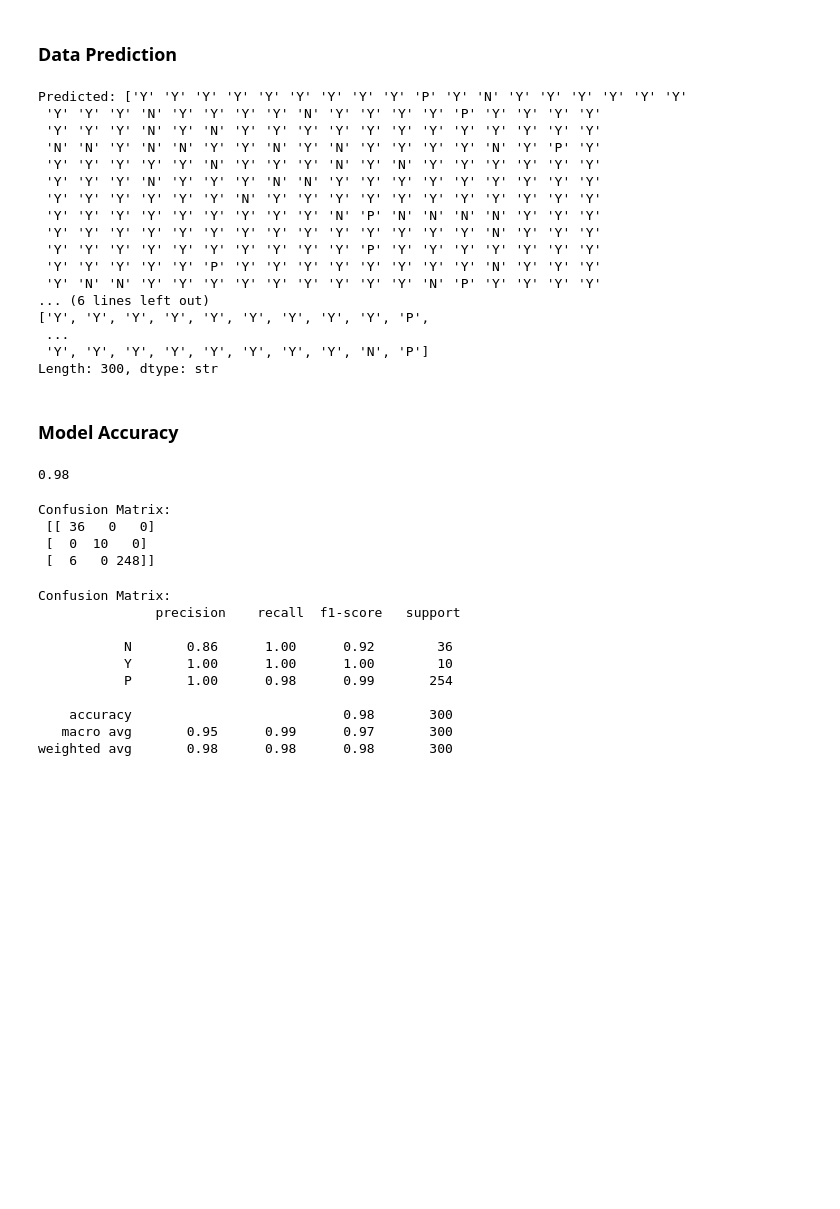
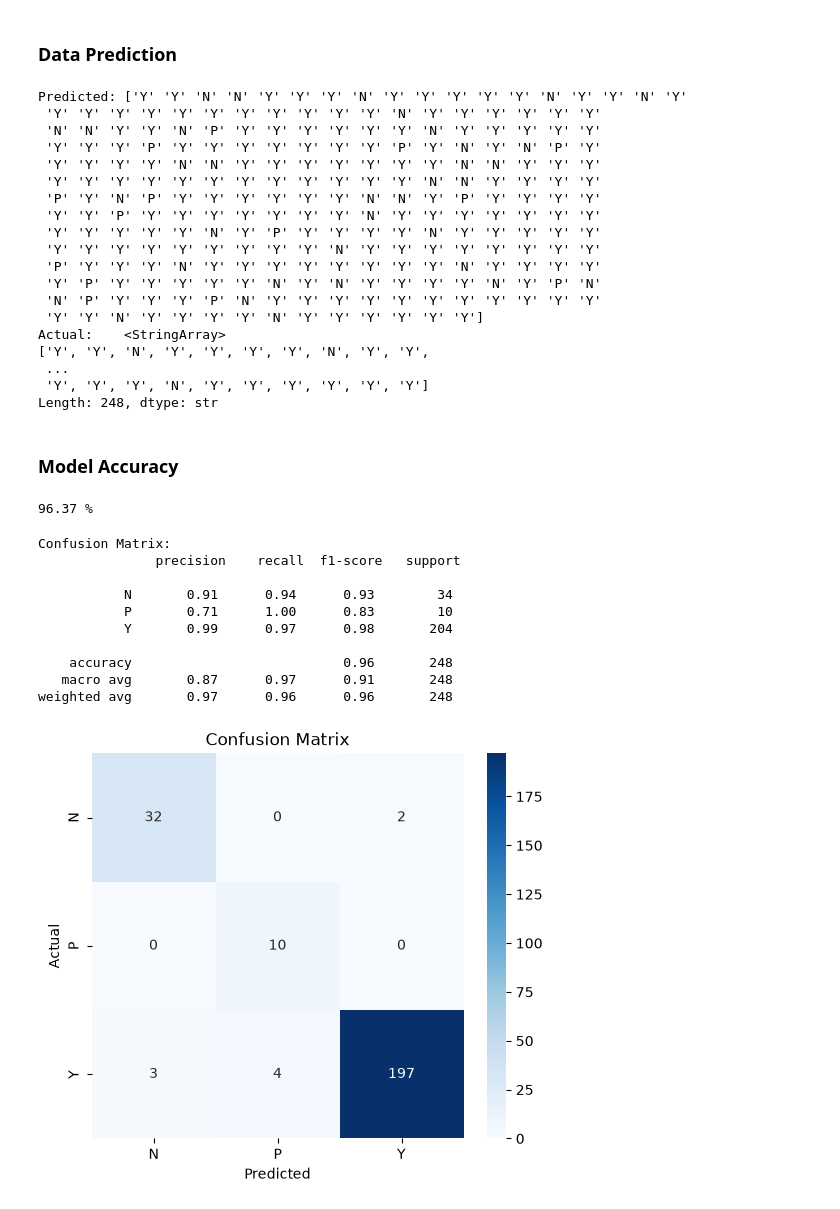
Before and after one commit to Ritupriya-Chowdhury/Diabetes_Prediction_Decision_Tree_Project, a Jupyter notebook: diabetes_prediction.ipynb, the cells around one changed output. Cells and saved outputs as stored; diff of their text form; code cells hidden in the pictures; blank space fills up the shorter version.

```diff
--- a/diabetes_prediction.ipynb
+++ b/diabetes_prediction.ipynb
@@ -312,56 +327,61 @@ plt.show()
 # %% [markdown]
 ### Data Prediction
 # %%
-y_pred= model.predict(X_test)
+y_pred= dc_model.predict(X_test)
 print("Predicted:", y_pred)
 print("Actual:   ", y_test.values)
 # %% [output]
-Predicted: ['Y' 'Y' 'Y' 'Y' 'Y' 'Y' 'Y' 'Y' 'Y' 'P' 'Y' 'N' 'Y' 'Y' 'Y' 'Y' 'Y' 'Y'
- 'Y' 'Y' 'Y' 'N' 'Y' 'Y' 'Y' 'Y' 'N' 'Y' 'Y' 'Y' 'Y' 'P' 'Y' 'Y' 'Y' 'Y'
- 'Y' 'Y' 'Y' 'N' 'Y' 'N' 'Y' 'Y' 'Y' 'Y' 'Y' 'Y' 'Y' 'Y' 'Y' 'Y' 'Y' 'Y'
- 'N' 'N' 'Y' 'N' 'N' 'Y' 'Y' 'N' 'Y' 'N' 'Y' 'Y' 'Y' 'Y' 'N' 'Y' 'P' 'Y'
- 'Y' 'Y' 'Y' 'Y' 'Y' 'N' 'Y' 'Y' 'Y' 'N' 'Y' 'N' 'Y' 'Y' 'Y' 'Y' 'Y' 'Y'
- 'Y' 'Y' 'Y' 'N' 'Y' 'Y' 'Y' 'N' 'N' 'Y' 'Y' 'Y' 'Y' 'Y' 'Y' 'Y' 'Y' 'Y'
- 'Y' 'Y' 'Y' 'Y' 'Y' 'Y' 'N' 'Y' 'Y' 'Y' 'Y' 'Y' 'Y' 'Y' 'Y' 'Y' 'Y' 'Y'
- 'Y' 'Y' 'Y' 'Y' 'Y' 'Y' 'Y' 'Y' 'Y' 'N' 'P' 'N' 'N' 'N' 'N' 'Y' 'Y' 'Y'
- 'Y' 'Y' 'Y' 'Y' 'Y' 'Y' 'Y' 'Y' 'Y' 'Y' 'Y' 'Y' 'Y' 'Y' 'N' 'Y' 'Y' 'Y'
- 'Y' 'Y' 'Y' 'Y' 'Y' 'Y' 'Y' 'Y' 'Y' 'Y' 'P' 'Y' 'Y' 'Y' 'Y' 'Y' 'Y' 'Y'
- 'Y' 'Y' 'Y' 'Y' 'Y' 'P' 'Y' 'Y' 'Y' 'Y' 'Y' 'Y' 'Y' 'Y' 'N' 'Y' 'Y' 'Y'
- 'Y' 'N' 'N' 'Y' 'Y' 'Y' 'Y' 'Y' 'Y' 'Y' 'Y' 'Y' 'N' 'P' 'Y' 'Y' 'Y' 'Y'
-... (6 lines left out)
-['Y', 'Y', 'Y', 'Y', 'Y', 'Y', 'Y', 'Y', 'Y', 'P',
+Predicted: ['Y' 'Y' 'N' 'N' 'Y' 'Y' 'Y' 'N' 'Y' 'Y' 'Y' 'Y' 'Y' 'N' 'Y' 'Y' 'N' 'Y'
+ 'Y' 'Y' 'Y' 'Y' 'Y' 'Y' 'Y' 'Y' 'Y' 'Y' 'Y' 'N' 'Y' 'Y' 'Y' 'Y' 'Y' 'Y'
+ 'N' 'N' 'Y' 'Y' 'N' 'P' 'Y' 'Y' 'Y' 'Y' 'Y' 'Y' 'N' 'Y' 'Y' 'Y' 'Y' 'Y'
+ 'Y' 'Y' 'Y' 'P' 'Y' 'Y' 'Y' 'Y' 'Y' 'Y' 'Y' 'P' 'Y' 'N' 'Y' 'N' 'P' 'Y'
+ 'Y' 'Y' 'Y' 'Y' 'N' 'N' 'Y' 'Y' 'Y' 'Y' 'Y' 'Y' 'Y' 'N' 'N' 'Y' 'Y' 'Y'
+ 'Y' 'Y' 'Y' 'Y' 'Y' 'Y' 'Y' 'Y' 'Y' 'Y' 'Y' 'Y' 'N' 'N' 'Y' 'Y' 'Y' 'Y'
+ 'P' 'Y' 'N' 'P' 'Y' 'Y' 'Y' 'Y' 'Y' 'Y' 'N' 'N' 'Y' 'P' 'Y' 'Y' 'Y' 'Y'
+ 'Y' 'Y' 'P' 'Y' 'Y' 'Y' 'Y' 'Y' 'Y' 'Y' 'N' 'Y' 'Y' 'Y' 'Y' 'Y' 'Y' 'Y'
+ 'Y' 'Y' 'Y' 'Y' 'Y' 'N' 'Y' 'P' 'Y' 'Y' 'Y' 'Y' 'N' 'Y' 'Y' 'Y' 'Y' 'Y'
+ 'Y' 'Y' 'Y' 'Y' 'Y' 'Y' 'Y' 'Y' 'Y' 'N' 'Y' 'Y' 'Y' 'Y' 'Y' 'Y' 'Y' 'Y'
+ 'P' 'Y' 'Y' 'Y' 'N' 'Y' 'Y' 'Y' 'Y' 'Y' 'Y' 'Y' 'Y' 'N' 'Y' 'Y' 'Y' 'Y'
+ 'Y' 'P' 'Y' 'Y' 'Y' 'Y' 'Y' 'N' 'Y' 'N' 'Y' 'Y' 'Y' 'Y' 'N' 'Y' 'P' 'N'
+ 'N' 'P' 'Y' 'Y' 'Y' 'P' 'N' 'Y' 'Y' 'Y' 'Y' 'Y' 'Y' 'Y' 'Y' 'Y' 'Y' 'Y'
+ 'Y' 'Y' 'N' 'Y' 'Y' 'Y' 'Y' 'N' 'Y' 'Y' 'Y' 'Y' 'Y' 'Y']
+Actual:    <StringArray>
+['Y', 'Y', 'N', 'Y', 'Y', 'Y', 'Y', 'N', 'Y', 'Y',
  ...
- 'Y', 'Y', 'Y', 'Y', 'Y', 'Y', 'Y', 'Y', 'N', 'P']
-Length: 300, dtype: str
+ 'Y', 'Y', 'Y', 'N', 'Y', 'Y', 'Y', 'Y', 'Y', 'Y']
+Length: 248, dtype: str
 # %% [markdown]
 ### Model Accuracy
 # %%
 # Model Accuracy
 accuracy= accuracy_score(y_test, y_pred)
-accuracy
+print(f"{accuracy*100:.2f} %")
 # %% [output]
-0.98
+96.37 %
-# %%
-# Confusion Matrix
-cm=confusion_matrix(y_test, y_pred)
-print("Confusion Matrix:\n", cm)
-# %% [output]
-Confusion Matrix:
- [[ 36   0   0]
- [  0  10   0]
- [  6   0 248]]
 # %%
 # Classification Report
-cr=classification_report(y_test, y_pred, target_names=['N','Y','P'])
+cr=classification_report(y_test, y_pred, target_names=dc_model.classes_)
 print("Confusion Matrix:\n", cr)
 # %% [output]
 Confusion Matrix:
                precision    recall  f1-score   support
 
-           N       0.86      1.00      0.92        36
-           Y       1.00      1.00      1.00        10
-           P       1.00      0.98      0.99       254
+           N       0.91      0.94      0.93        34
+           P       0.71      1.00      0.83        10
+           Y       0.99      0.97      0.98       204
 
-    accuracy                           0.98       300
-   macro avg       0.95      0.99      0.97       300
-weighted avg       0.98      0.98      0.98       300
+    accuracy                           0.96       248
+   macro avg       0.87      0.97      0.91       248
+weighted avg       0.97      0.96      0.96       248
+# %%
+# Confusion Matrix
+cm = confusion_matrix(y_test, y_pred, labels=dc_model.classes_)
+plt.figure(figsize=(6,5))
+sns.heatmap(cm, annot=True, fmt='d', cmap='Blues',
+            xticklabels=dc_model.classes_, yticklabels=dc_model.classes_)
+plt.xlabel('Predicted')
+plt.ylabel('Actual')
+plt.title('Confusion Matrix')
+plt.show()
+# %% [output]
+[figure, added]
```
Also changed, not shown: parts of 13 cells of this notebook, 1 other file.
